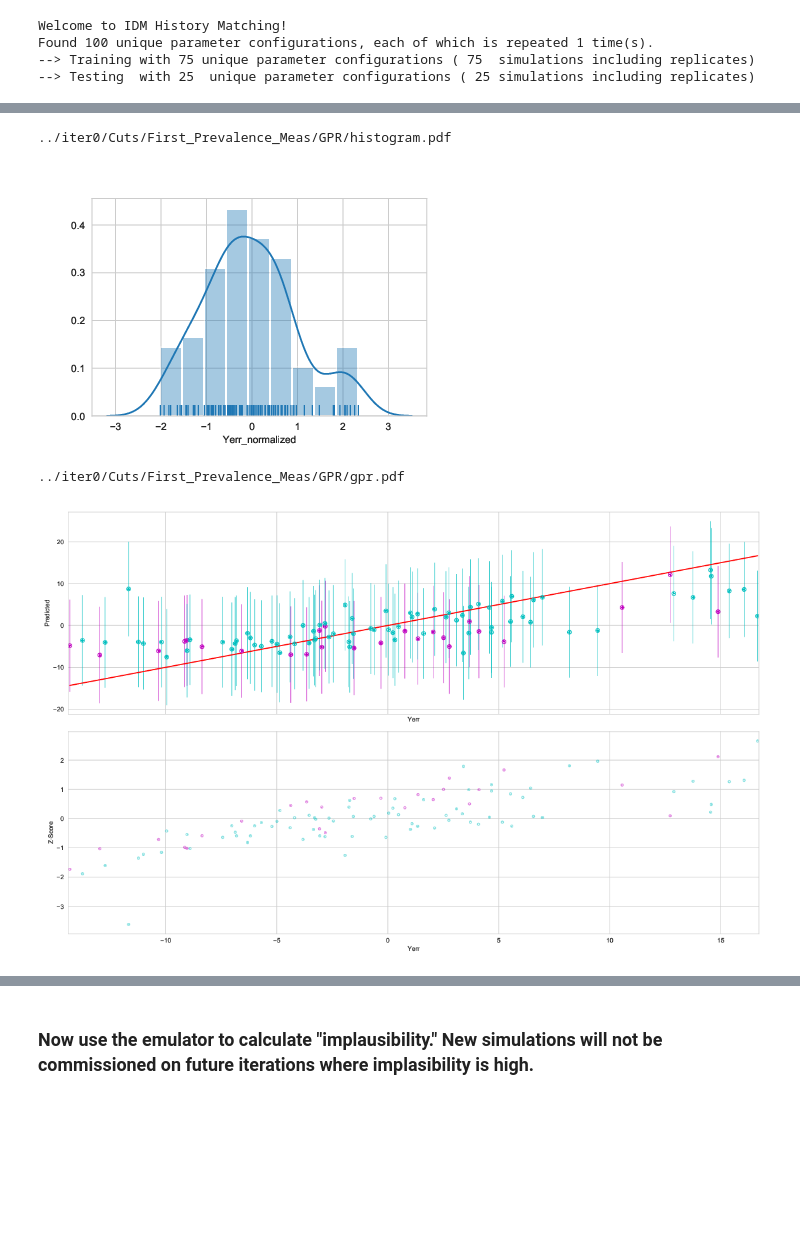
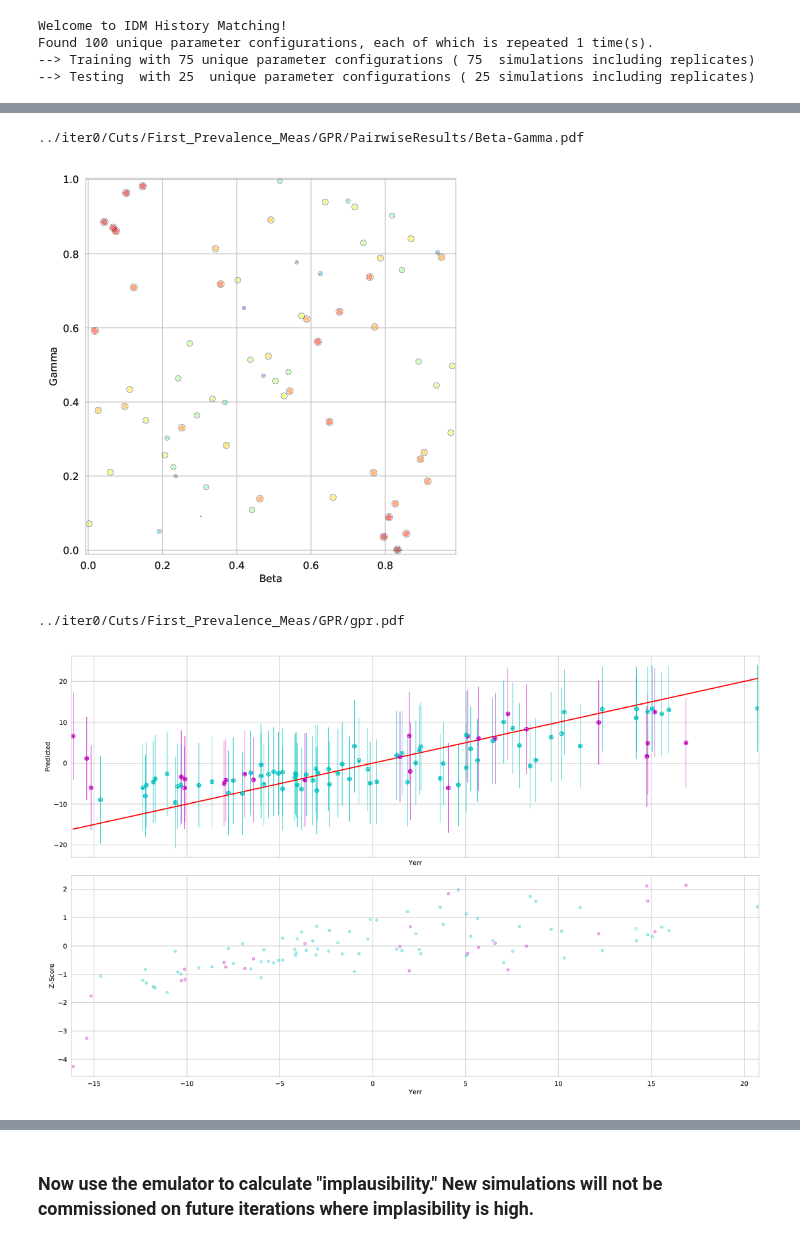
Before and after one commit to InstituteforDiseaseModeling/historymatching, a Jupyter notebook: history_matching/examples/SIR ODE Detailed/iter0/SIR.ipynb, the cells around one changed output, grey strips where cells are left out. Saved outputs shown, nothing was run; the diff lists cells and outputs as text; code cells hidden in the pictures; blank space fills up the shorter version.

```diff
--- a/history_matching/examples/SIR ODE Detailed/iter0/SIR.ipynb
+++ b/history_matching/examples/SIR ODE Detailed/iter0/SIR.ipynb
@@ -326,17 +340,24 @@ max_blocks_per_grid 2147483647
 block_dim (1024, 1, 1)
 grid_dim (10, 1, 1)
 Plotting
+# %%
+# Here's the residual after the GLM, this is what the GPR is emulating:
+# [This figure gets produced for all parameter paris when plot_data=True]
+file = '../iter0/Cuts/First_Prevalence_Meas/GPR/PairwiseResults/Beta-Gamma.pdf'
+img = WImage(filename=file)
+print(file)
+display(img)
+# %% [output]
+../iter0/Cuts/First_Prevalence_Meas/GPR/PairwiseResults/Beta-Gamma.pdf
+[figure, added]
 # %%
 # Results get saved to disk, so load and display:
-from wand.image import Image as WImage
-import glob, os
-from IPython.display import display
-for file in glob.glob(os.path.join(hm.gprdir, "*.pdf")):
-    img = WImage(filename=file)
-    print(file)
-    display(img)
+# There are several plots in the GPR directory, but here's the key figure
+# Remember that the GPR is emulating the error, and if the GLM does well, there isn't much to do!
+file = os.path.join(hm.gprdir, "gpr.pdf")
+img = WImage(filename=file)
+print(file)
+display(img)
 # %% [output]
-../iter0/Cuts/First_Prevalence_Meas/GPR/histogram.pdf
+../iter0/Cuts/First_Prevalence_Meas/GPR/gpr.pdf
-[figure, old version]
+[figure, new version]
-../iter0/Cuts/First_Prevalence_Meas/GPR/gpr.pdf
-[figure, removed]
```
Also changed, not shown: parts of 19 cells of this notebook, 8 other files.
